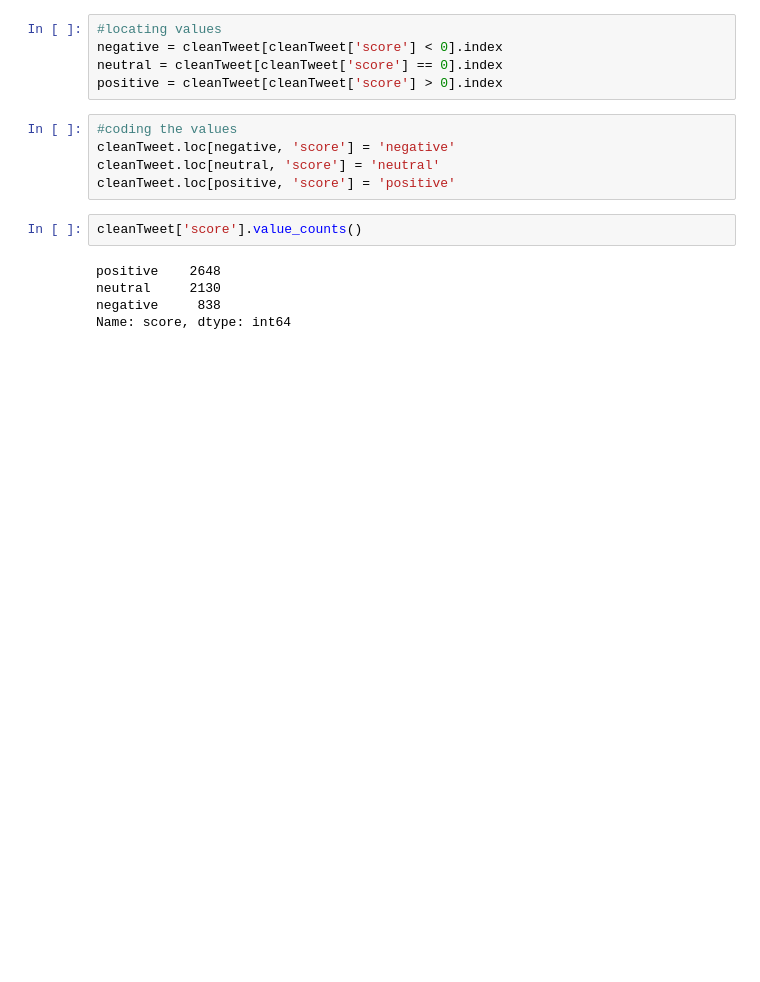
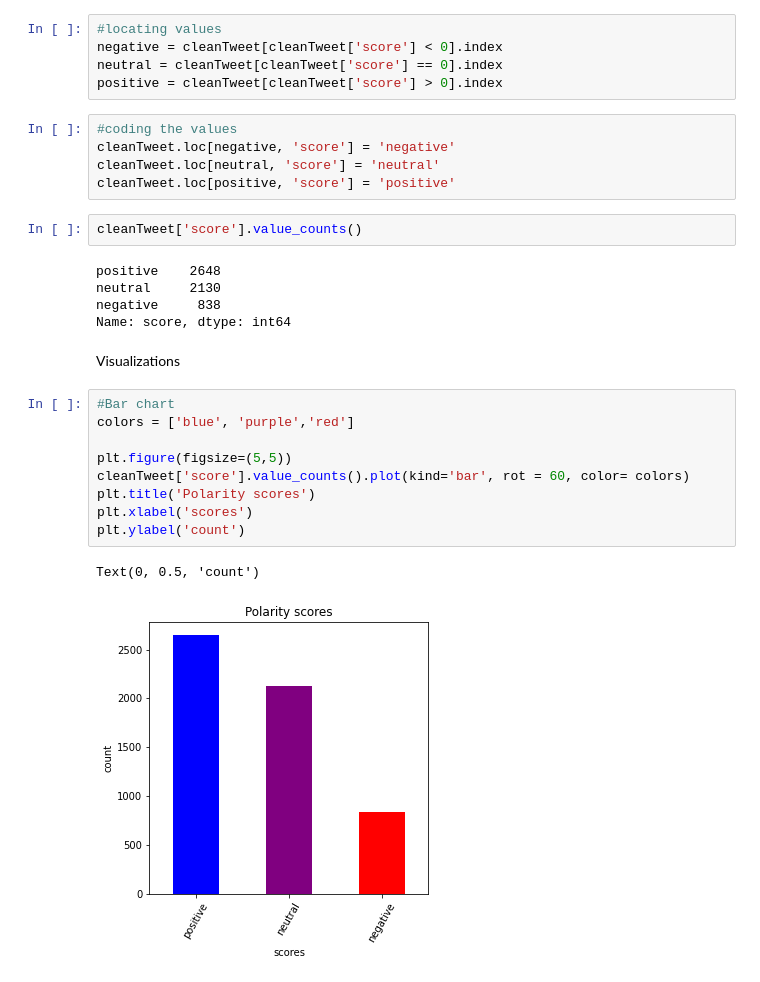
Before and after one commit to davidnene/Twitter-Data-Analysis, a Jupyter notebook: Data_Mining_Project_Challenge__Day2.ipynb, the cells around one changed output. Saved outputs shown, nothing was run; the diff lists cells and outputs as text; blank space fills up the shorter version.

Commit message:
add bar chart

```diff
--- a/Data_Mining_Project_Challenge__Day2.ipynb
+++ b/Data_Mining_Project_Challenge__Day2.ipynb
@@ -299,3 +303,17 @@ positive    2648
 neutral     2130
 negative     838
 Name: score, dtype: int64
+# %% [markdown]
+Visualizations
+# %%
+#Bar chart
+colors = ['blue', 'purple','red']
+
+plt.figure(figsize=(5,5))
+cleanTweet['score'].value_counts().plot(kind='bar', rot = 60, color= colors)
+plt.title('Polarity scores')
+plt.xlabel('scores')
+plt.ylabel('count')
+# %% [output]
+Text(0, 0.5, 'count')
+[figure, added]
```
Also changed, not shown: parts of 3 cells of this notebook.
